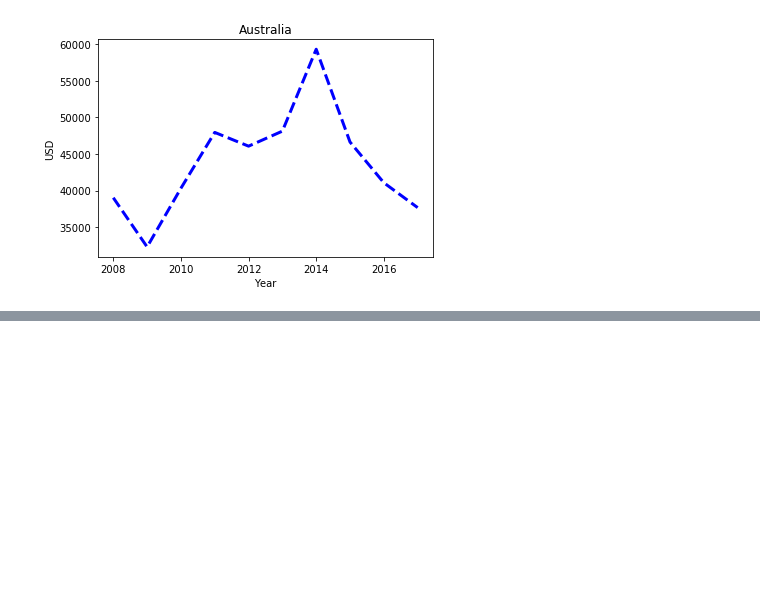
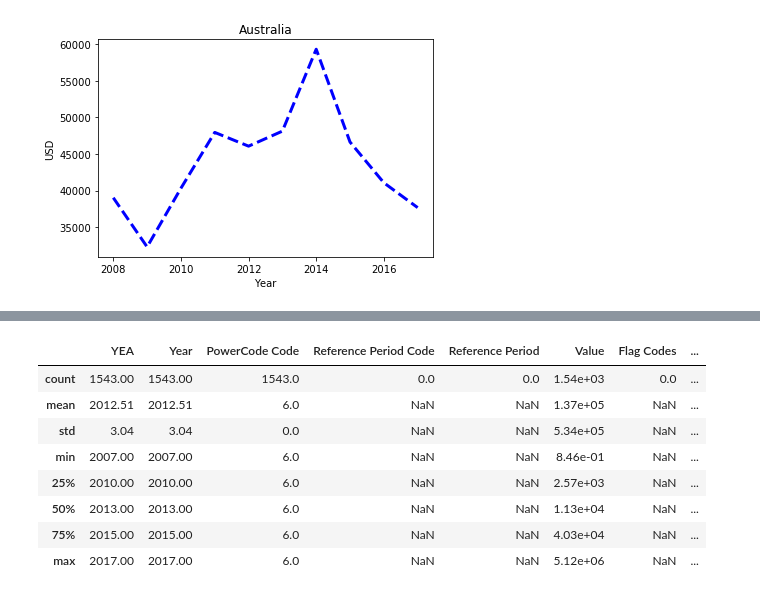
Before and after one commit to junker-joerg/ims2020, a Jupyter notebook: IMS2020_Kapitel_1.ipynb, the cells around one changed output, grey strips where cells are left out. Saved outputs shown, nothing was run; the diff lists cells and outputs as text; code cells hidden in the pictures; blank space fills up the shorter version.

```diff
--- a/IMS2020_Kapitel_1.ipynb
+++ b/IMS2020_Kapitel_1.ipynb
@@ -95,0 +129,14 @@ plt.show()
+# %%
+nur_australia        = glob_ins_data[glob_ins_data["Country"] == 'Australia']
+glob_ins_data.describe()
+#nur_australia.describe()
+# %% [output]
+|  | YEA | Year | PowerCode Code | Reference Period Code | Reference Period | Value | Flag Codes | ... |
+| count | 1543.00 | 1543.00 | 1543.0 | 0.0 | 0.0 | 1.54e+03 | 0.0 | ... |
+| mean | 2012.51 | 2012.51 | 6.0 | NaN | NaN | 1.37e+05 | NaN | ... |
+| std | 3.04 | 3.04 | 0.0 | NaN | NaN | 5.34e+05 | NaN | ... |
+| min | 2007.00 | 2007.00 | 6.0 | NaN | NaN | 8.46e-01 | NaN | ... |
+| 25% | 2010.00 | 2010.00 | 6.0 | NaN | NaN | 2.57e+03 | NaN | ... |
+| 50% | 2013.00 | 2013.00 | 6.0 | NaN | NaN | 1.13e+04 | NaN | ... |
+| 75% | 2015.00 | 2015.00 | 6.0 | NaN | NaN | 4.03e+04 | NaN | ... |
+| max | 2017.00 | 2017.00 | 6.0 | NaN | NaN | 5.12e+06 | NaN | ... |
```
Also changed, not shown: parts of 13 cells of this notebook, 1 other file.
